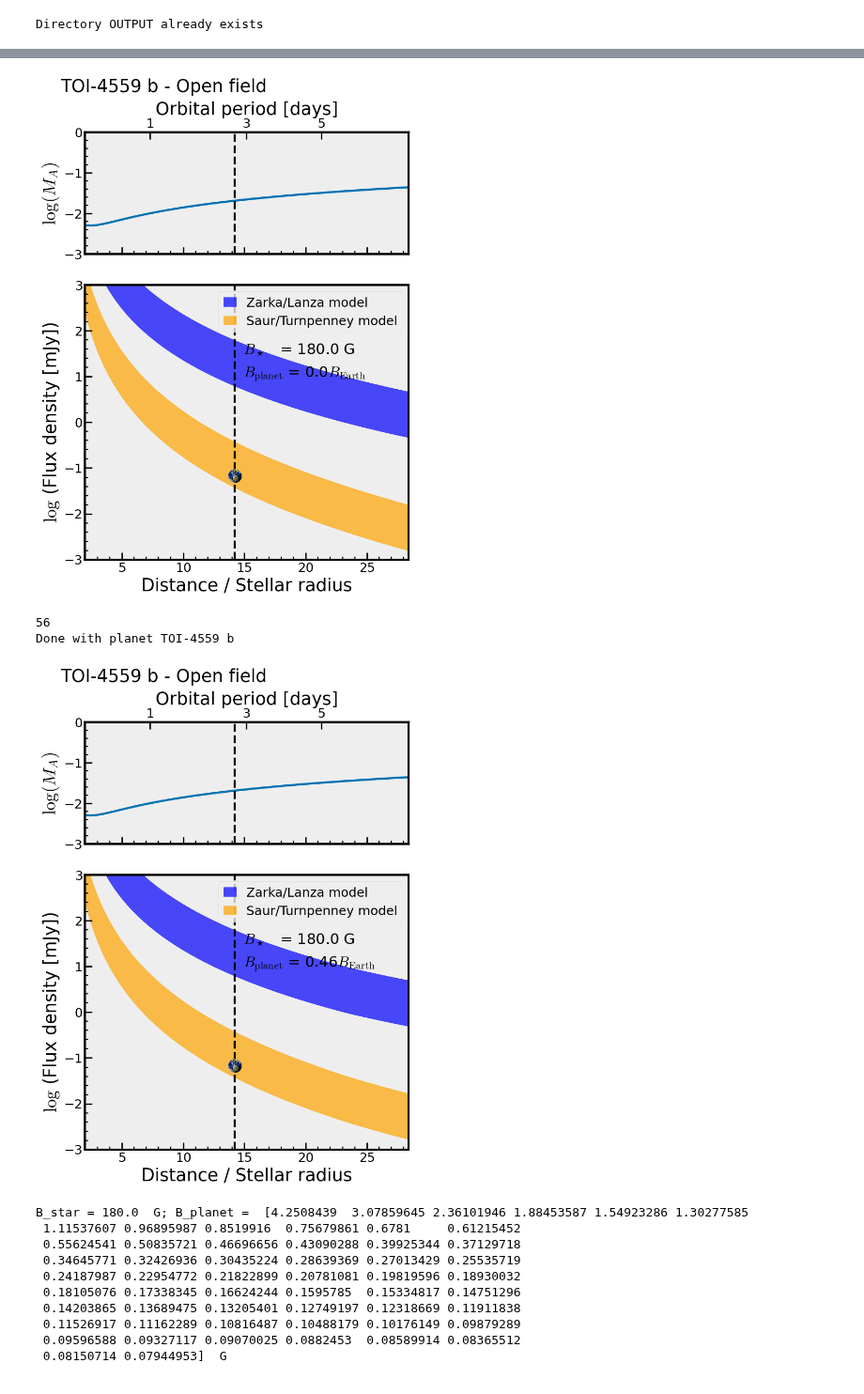
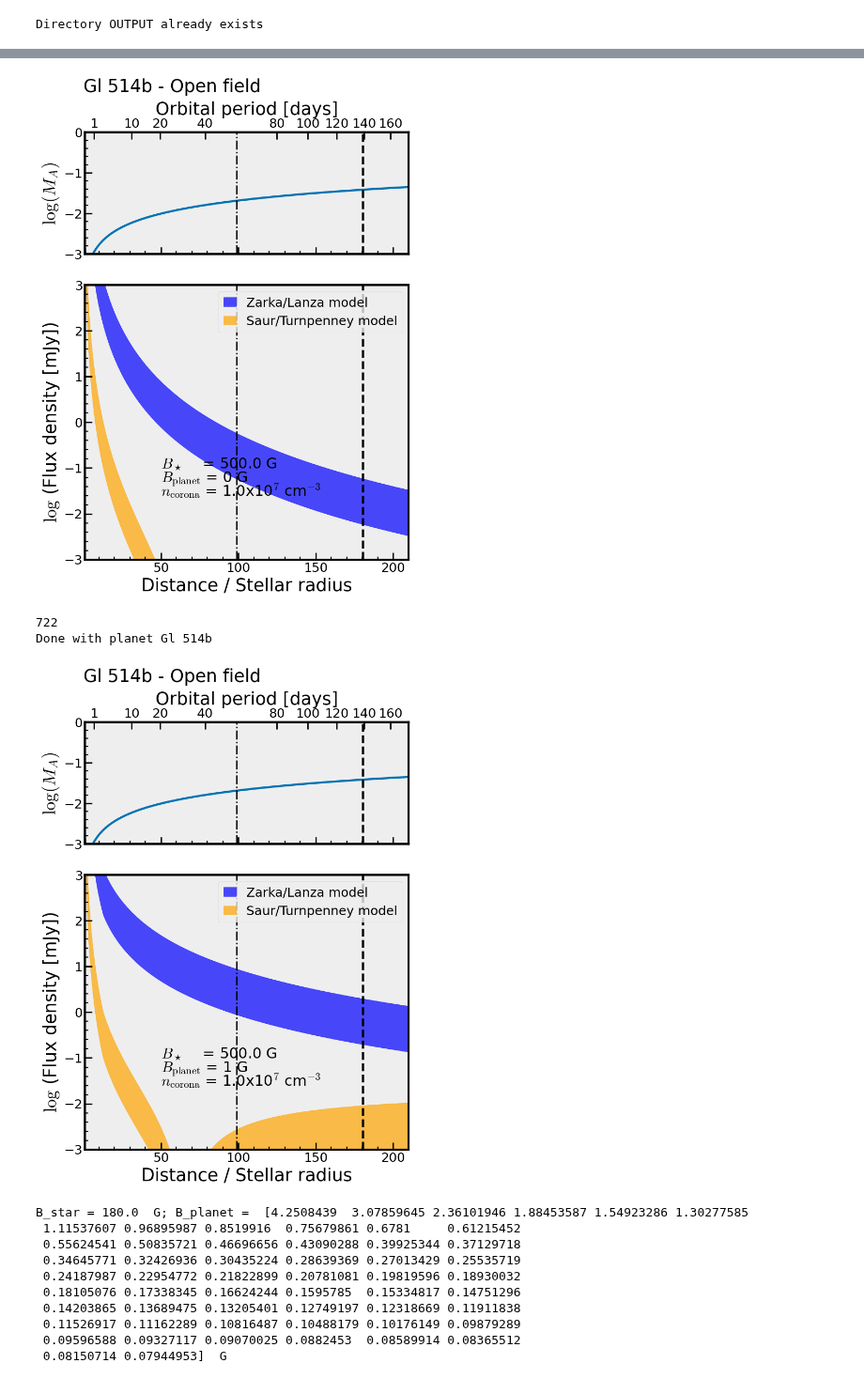
Before and after one commit to mapereztorres/spirou, a Jupyter notebook: SPI.ipynb, the cells around one changed output, grey strips where cells are left out. Shown at 94% size. Cells and saved outputs as stored; diff of their text form; code cells hidden in the pictures.

```diff
--- a/SPI.ipynb
+++ b/SPI.ipynb
@@ -231,7 +232,7 @@ Directory OUTPUT already exists
 #indi = 1
 
 #for indi in range(len(data)):
-indis = [7,8]
+indis = [10]
 for indi in indis:
     planet = data['planet_name'][indi]
     #print("Planet = {0:12s}\n".format(planet))
@@ -255,6 +256,6 @@ for indi in indis:
     #Lnu_rad  = Ltot_rad / (nu_ecm*1e9)
     #Flux_nu_rad = Lnu_rad/(4*np.pi *  d**2)
     #print("Ltot_rad = {0:2.1e} erg/s".format(Ltot_rad))
-    print("Rp = {0:2.1e}; Mp = {1:2.1e}".format(Rp, Mp))
+    print("Rp = {0:2.1e} R_earth; Mp = {1:2.1e} M_earth".format(Rp/R_earth, Mp/M_earth))
     print("Done with planet {0:12s}\n.".format(planet))
 # %% [output]
@@ -295,7 +293,7 @@ Bp0_arr= [0, 1]
 #for indi in range(len(data)):
 #star_array = [92, 93, 94, 95]
 #star_array = range(len(data))
-star_array = [7]
+star_array = [10]
 for indi in star_array:
     #indi=63
     d      = data['d_star(pc)'][indi] * pc               # Distance to stellar system , in  cm
@@ -330,7 +328,8 @@ for indi in star_array:
             d_orb_max = 2*r_orb/R_star # Max. orbital distance, in units of R_star
             Nsteps = int(2*d_orb_max)
             #d_orb = np.linspace(1.002, 10, Nsteps) * R_star # Array of (orbital) distances to the star
-            d_orb = np.linspace(2.00, d_orb_max, Nsteps) * R_star # Array of (orbital) distances to the star
+            #d_orb = np.linspace(2.00, d_orb_max, Nsteps) * R_star # Array of (orbital) distances to the star
+            d_orb = np.linspace(1.02, 210, Nsteps) * R_star # Array of (orbital) distances to the star
             print(len(d_orb))
             v_orb = (G * M_star/d_orb)**0.5 # Orbital speed of planet as f(distance to star), in cm/s
             v_corot = d_orb * Omega_star # Corotation speed (cm/s)
@@ -417,7 +416,8 @@ for indi in star_array:
             Bp0 = Bp0_arr[ind1]
 
             if Bp0:
-                Bp = bfield_Sano(v_orb, d_orb, Mp) # Sano (1993) scaling law
+                #Bp = bfield_Sano(v_orb, d_orb, Mp) # Sano (1993) scaling law
+                Bp = np.ones(len(d_orb))
             else:
                 Bp = np.zeros(len(d_orb)) # unmagnetized planet
 
@@ -572,8 +572,7 @@ for indi in star_array:
             # Kepler's third law, with d_orb_mark in units of R_star,
             # so that period_mark is in days.
             #
-            period_mark = np.array([1, 3, 5, 10, 15, 20, 40, 80, 100])
-            #period_mark = np.array([1, 10, 20, 40, 80, 100, 120, 140, 160,])
+            period_mark = np.array([1, 10, 20, 40, 80, 100, 120, 140, 160,])
             d_orb_mark = (period_mark/yr)**(2/3) * M_star_msun**(1/3) * (au/R_star)
 
             # Plot only Flux density vs. orbital distance, or also log(M_A) vs. d_orb
@@ -643,14 +642,14 @@ for indi in star_array:
             #ax1.set_ylim([-50,20])
             #ax2.set_ylim([-50,80])
 
+            # Draw vertical line at average position of Gl 514b
             ax1.axvline(x=r_orb/R_star, ls='--', color='k', lw=3)
             ax2.axvline(x=r_orb/R_star, ls='--', color='k', lw=3)
 
-            # If second planet
-            #
-            # P_rot_2 = 23.0 # change it as appropriate
-            # ax1.axvline(x=P_rot_2, ls='--', color='k', lw=3)
-            # ax2.axvline(x=P_rot_2, ls='--', color='k', lw=3)
+            #Draw vertical line at 0.23 au
+            ax1.axvline(x=0.23*au/R_star, ls='-.', color='lightgray', lw=1)
+            ax2.axvline(x=0.23*au/R_star, ls='-.', color='k', lw=1)
+
 
             #
             ax11.set_xlabel("Orbital period [days]")
@@ -670,12 +669,7 @@ for indi in star_array:
             ax2.legend(loc=1)
 
             # draw a little Earth at the planet position for visualization purposes
-            paths = ['./pics/earth.png']
-            x = [r_orb/R_star]
-            y = [np.log10(3*rms)]
-            for x0, y0, path in zip(x, y, paths):
-                ab_earth = AnnotationBbox(getImage(path), (x0, y0), frameon=False)
-                ax2.add_artist(ab_earth)
+
 
             #Print out relevant input and output parameters, including the expected flux received at Earth
             # from the SPI at the position of the planet
@@ -683,7 +677,8 @@ for indi in star_array:
             d_diff = np.abs((d_orb-r_orb)/R_star)
             loc_pl = np.where(d_diff == d_diff.min())
 
-            B_pl_loc = round(float(Bp[loc_pl]/bfield_earth), 2) # Planetary magnetic field, in units of Bfield_earth
+            #B_pl_loc = round(float(Bp[loc_pl]/bfield_earth), 2) # Planetary magnetic field, in units of Bfield_earth
+            B_pl_loc = int(Bp[loc_pl]) # Planetary magnetic field, in Gauss
             print(f"Done with planet {Exoplanet}")
 
             #ax2.text(x=60,y=1.8,s=r"$B_\ast = \,{\rm G}$")
@@ -693,12 +688,12 @@ for indi in star_array:
             #ax2.text(x=12,y=-1.6,s=r"$B_{\rm planet}$ = " + str(Bp) + " G ", fontsize='small')
             #ax2.text(x=12,y=-2.0,s=r"$n_{\rm corona}$ = " + str(n_sw_base/1e7) + "x10$^7$ cm$^{-3}$ ", fontsize='small')
             #ax2.text(x=3,y=0.1+np.log10(3*rms),s=r"Requested 3$\sigma$", fontsize='x-small')
-            xpos = d_orb_max/2 + 0.7
-            ypos = 1.5
-            d_ypos = 0.5
-            ax2.text(x=xpos,y=ypos,s=r"$B_\star$   = " + str(B_star) + " G ",fontsize='small')
-            ax2.text(x=xpos,y=ypos-d_ypos,s=r"$B_{\rm planet}$ = " + str(B_pl_loc) + r"$B_{\rm Earth}$", fontsize='small')
-            #ax2.text(x=xpos,y=ypos-2*d_ypos, s=r"$n_{\rm corona}$ = " + str(n_sw_base/1e7) + "x10$^7$ cm$^{-3}$ ", fontsize='small')
+            xpos = 50
+            ypos = -1.0
+            d_ypos = 0.3
+            ax2.text(x=xpos,y=ypos,s=r"$B_\star$    = " + str(B_star) + " G ",fontsize='small')
+            ax2.text(x=xpos,y=ypos-d_ypos,s=r"$B_{\rm planet}$ = " + str(B_pl_loc) + r" G", fontsize='small')
+            ax2.text(x=xpos,y=ypos-2*d_ypos, s=r"$n_{\rm corona}$ = " + str(n_sw_base/1e7) + "x10$^7$ cm$^{-3}$ ", fontsize='small')
 
             common_string = str(B_star)+"G"+"-Bplanet"+str(Bp[loc_pl])+"G"
             if open_field:
@@ -753,7 +748,7 @@ Done with planet TOI-4559 b
-[figure, old version]
+[figure, new version]
-56
-Done with planet TOI-4559 b
+722
+Done with planet Gl 514b
-[figure, old version]
+[figure, new version]
 # %%
 # Print out the expected flux received at Earth from the SPI at the position of the planet
 
```
Also changed, not shown: parts of 3 cells of this notebook.
